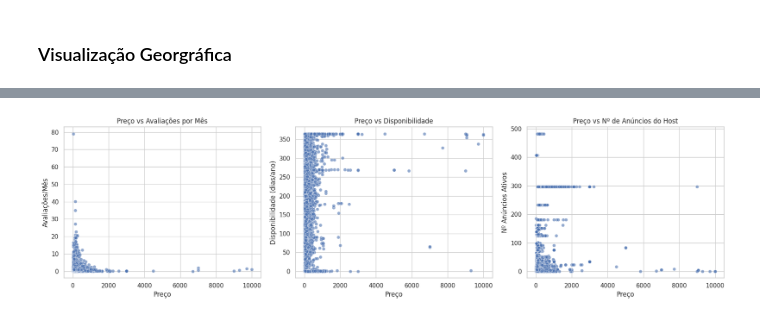
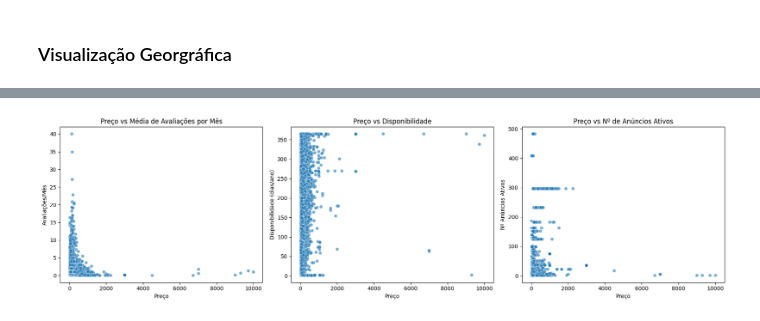
Before and after one commit to natashanuto/CEE2, a Jupyter notebook: trabalho_ce2.ipynb, the cells around one changed output, grey strips where cells are left out. Saved outputs shown, nothing was run; the diff lists cells and outputs as text; code cells hidden in the pictures.

```diff
--- a/trabalho_ce2.ipynb
+++ b/trabalho_ce2.ipynb
@@ -261,31 +256,34 @@ folium.Marker(
 # %%
 import seaborn as sns
 
+variaveis = ['price', 'reviews_per_month', 'availability_365', 'calculated_host_listings_count']
+banco2 = banco[variaveis].dropna()
+banco2 = banco2[(banco2 != 0).all(axis=1)]
 
 plt.figure(figsize=(18, 5))
 
 
 plt.subplot(1, 3, 1)
-sns.scatterplot(data=banco, x="price", y="reviews_per_month", alpha=0.6)
-plt.title("Preço vs Avaliações por Mês")
+sns.scatterplot(data=banco2, x="price", y="reviews_per_month", alpha=0.6)
+plt.title("Preço vs Média de Avaliações por Mês")
 plt.xlabel("Preço")
 plt.ylabel("Avaliações/Mês")
 
 
 plt.subplot(1, 3, 2)
-sns.scatterplot(data=banco, x="price", y="availability_365", alpha=0.6)
+sns.scatterplot(data=banco2, x="price", y="availability_365", alpha=0.6)
 plt.title("Preço vs Disponibilidade")
 plt.xlabel("Preço")
 plt.ylabel("Disponibilidade (dias/ano)")
 
 
 plt.subplot(1, 3, 3)
-sns.scatterplot(data=banco, x="price", y="calculated_host_listings_count", alpha=0.6)
-plt.title("Preço vs Nº de Anúncios do Host")
+sns.scatterplot(data=banco2, x="price", y="calculated_host_listings_count", alpha=0.6)
+plt.title("Preço vs Nº de Anúncios Ativos")
 plt.xlabel("Preço")
 plt.ylabel("Nº Anúncios Ativos")
 
 plt.tight_layout()
 plt.show()
 # %% [output]
-[figure, old version]
+[figure, new version]
```
Also changed, not shown: parts of 23 cells of this notebook.
